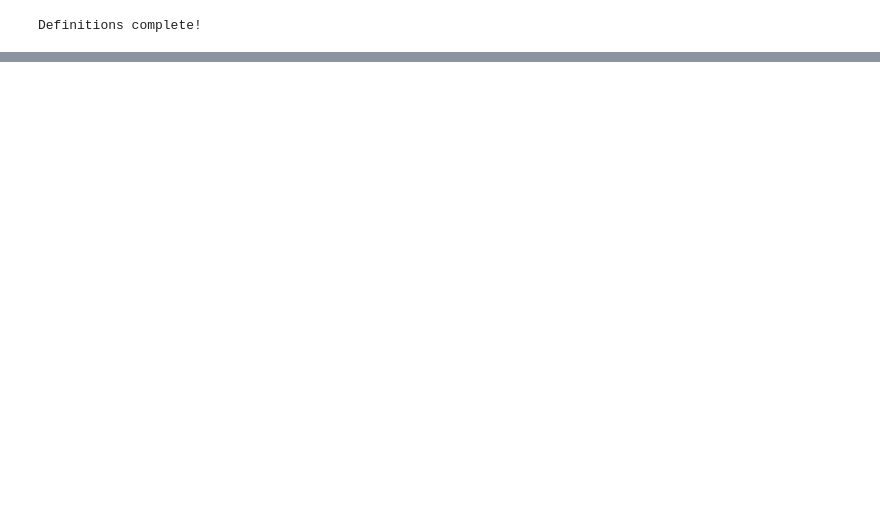
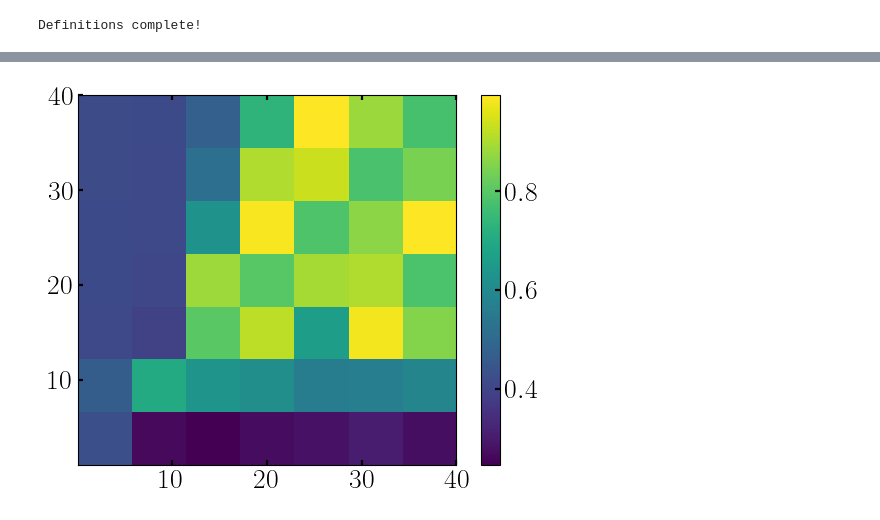
Before and after one commit to hariseldon99/periodic_lipkin, a Jupyter notebook: Reduced_IPR/LMG_whplane.ipynb, the cells around one changed output, grey strips where cells are left out. Drawn from its saved outputs; the diff is of its cells as text; code cells hidden in the pictures; blank space fills up the shorter version.

```diff
--- a/Reduced_IPR/LMG_whplane.ipynb
+++ b/Reduced_IPR/LMG_whplane.ipynb
@@ -160,0 +165,14 @@ for h, w in res:
+# %%
+import matplotlib.pyplot as plt
+import scipy.interpolate
+# Interpolate
+rbf = scipy.interpolate.Rbf(X, Y, Z, function='cubic')
+
+xi, yi = gr
+zi = rbf(xi, yi)
+
+plt.imshow(zi, vmin=Z.min(), vmax=Z.max(), origin='lower', extent=[X.min(), X.max(), Y.min(), Y.max()])
+plt.colorbar()
+plt.show()
+# %% [output]
+[figure, added]
```
Also changed, not shown: parts of 3 cells of this notebook.
